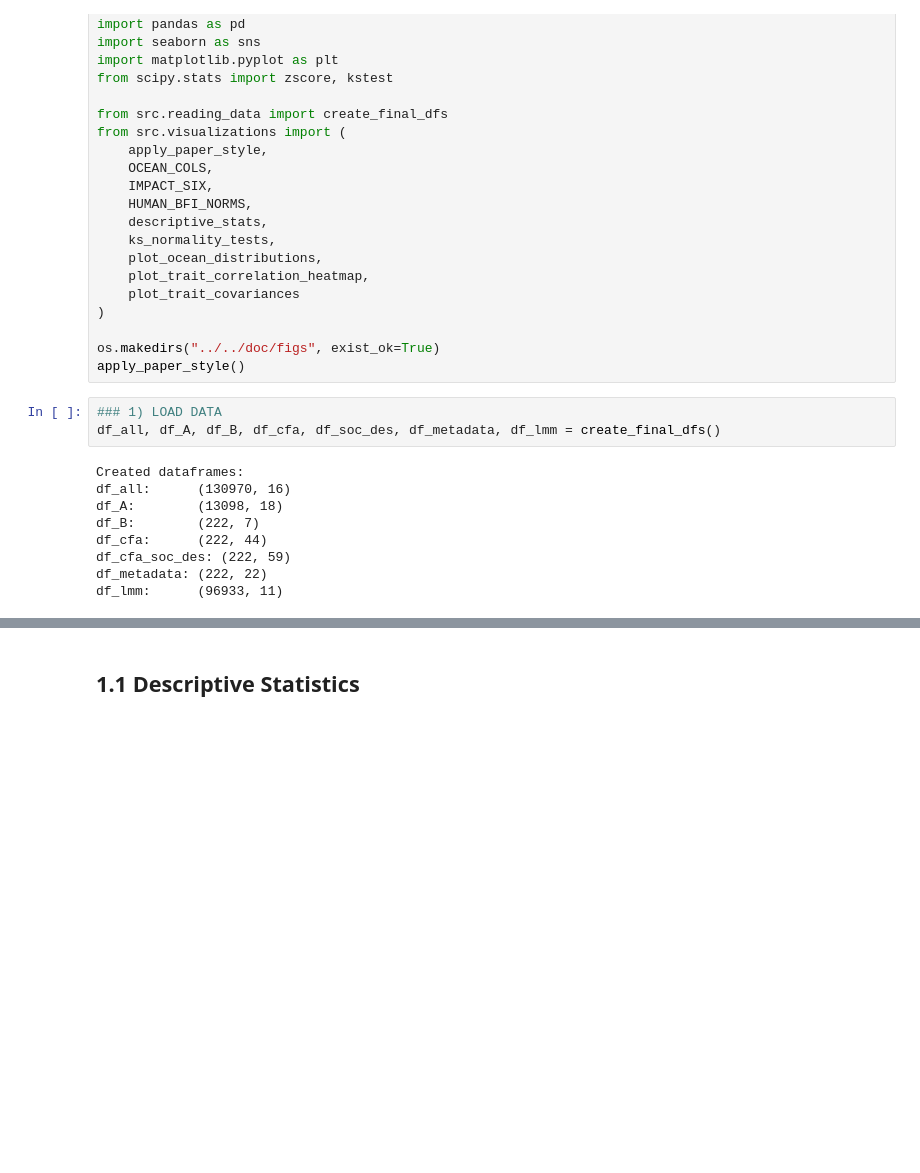
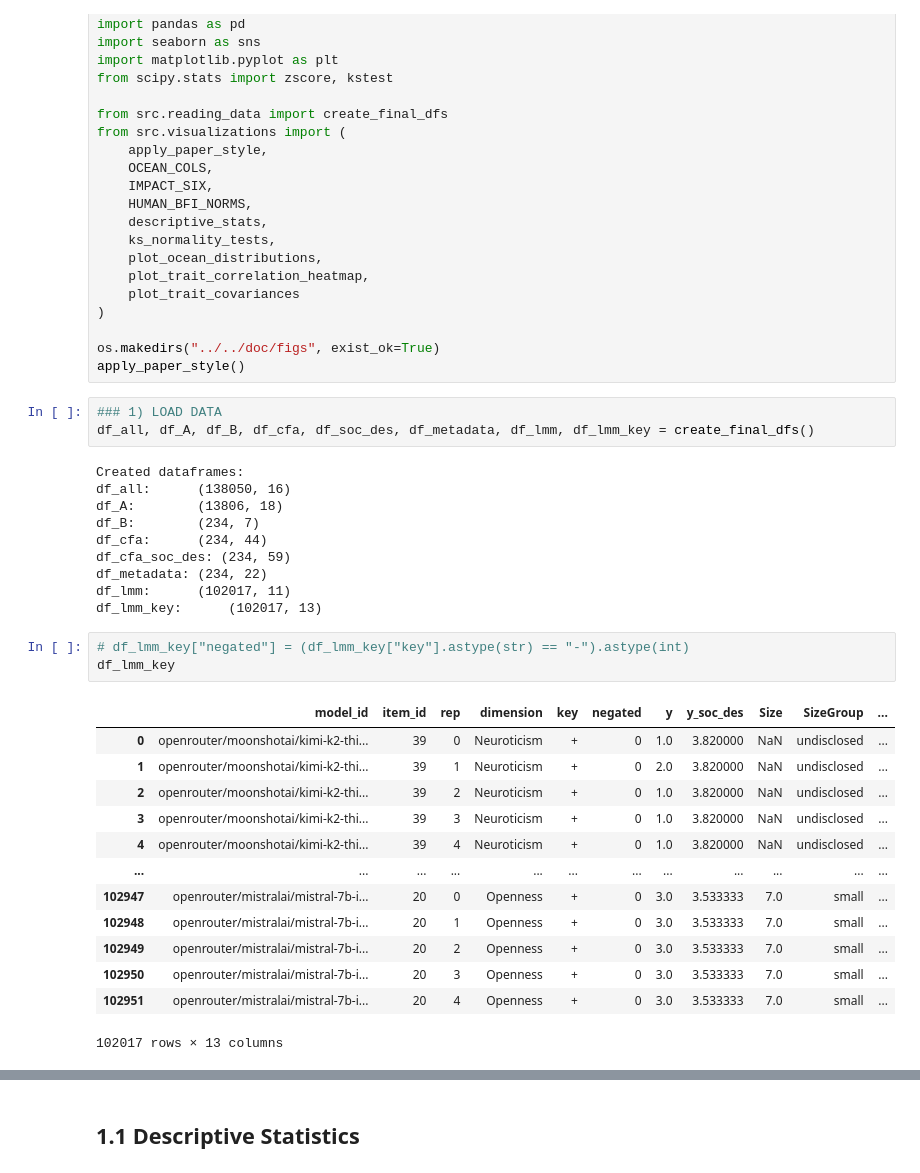
Before and after one commit to ellisalicante/BigFive-LLM-Evaluation, a Jupyter notebook: exp/03_large_scale_administration/eval_norms.ipynb, the cells around one changed output, grey strips where cells are left out. Cells and saved outputs as stored; diff of their text form; blank space fills up the shorter version.

```diff
--- a/exp/03_large_scale_administration/eval_norms.ipynb
+++ b/exp/03_large_scale_administration/eval_norms.ipynb
@@ -28,13 +28,31 @@ os.makedirs("../../doc/figs", exist_ok=True)
 apply_paper_style()
 # %%
 ### 1) LOAD DATA
-df_all, df_A, df_B, df_cfa, df_soc_des, df_metadata, df_lmm = create_final_dfs()
+df_all, df_A, df_B, df_cfa, df_soc_des, df_metadata, df_lmm, df_lmm_key = create_final_dfs()
 # %% [output]
 Created dataframes:
-df_all:      (130970, 16)
-df_A:        (13098, 18)
-df_B:        (222, 7)
-df_cfa:      (222, 44)
-df_cfa_soc_des: (222, 59)
-df_metadata: (222, 22)
-df_lmm:      (96933, 11)
+df_all:      (138050, 16)
+df_A:        (13806, 18)
+df_B:        (234, 7)
+df_cfa:      (234, 44)
+df_cfa_soc_des: (234, 59)
+df_metadata: (234, 22)
+df_lmm:      (102017, 11)
+df_lmm_key:      (102017, 13)
+# %%
+# df_lmm_key["negated"] = (df_lmm_key["key"].astype(str) == "-").astype(int)
+df_lmm_key
+# %% [output]
+|  | model_id | item_id | rep | dimension | key | negated | y | y_soc_des | Size | SizeGroup | ... |
+| 0 | openrouter/moonshotai/kimi-k2-thi... | 39 | 0 | Neuroticism | + | 0 | 1.0 | 3.820000 | NaN | undisclosed | ... |
+| 1 | openrouter/moonshotai/kimi-k2-thi... | 39 | 1 | Neuroticism | + | 0 | 2.0 | 3.820000 | NaN | undisclosed | ... |
+| 2 | openrouter/moonshotai/kimi-k2-thi... | 39 | 2 | Neuroticism | + | 0 | 1.0 | 3.820000 | NaN | undisclosed | ... |
+| 3 | openrouter/moonshotai/kimi-k2-thi... | 39 | 3 | Neuroticism | + | 0 | 1.0 | 3.820000 | NaN | undisclosed | ... |
+| 4 | openrouter/moonshotai/kimi-k2-thi... | 39 | 4 | Neuroticism | + | 0 | 1.0 | 3.820000 | NaN | undisclosed | ... |
+| ... | ... | ... | ... | ... | ... | ... | ... | ... | ... | ... | ... |
+| 102947 | openrouter/mistralai/mistral-7b-i... | 20 | 0 | Openness | + | 0 | 3.0 | 3.533333 | 7.0 | small | ... |
+| 102948 | openrouter/mistralai/mistral-7b-i... | 20 | 1 | Openness | + | 0 | 3.0 | 3.533333 | 7.0 | small | ... |
+| 102949 | openrouter/mistralai/mistral-7b-i... | 20 | 2 | Openness | + | 0 | 3.0 | 3.533333 | 7.0 | small | ... |
+| 102950 | openrouter/mistralai/mistral-7b-i... | 20 | 3 | Openness | + | 0 | 3.0 | 3.533333 | 7.0 | small | ... |
+| 102951 | openrouter/mistralai/mistral-7b-i... | 20 | 4 | Openness | + | 0 | 3.0 | 3.533333 | 7.0 | small | ... |
+102017 rows × 13 columns
```
Also changed, not shown: parts of 11 cells of this notebook.
